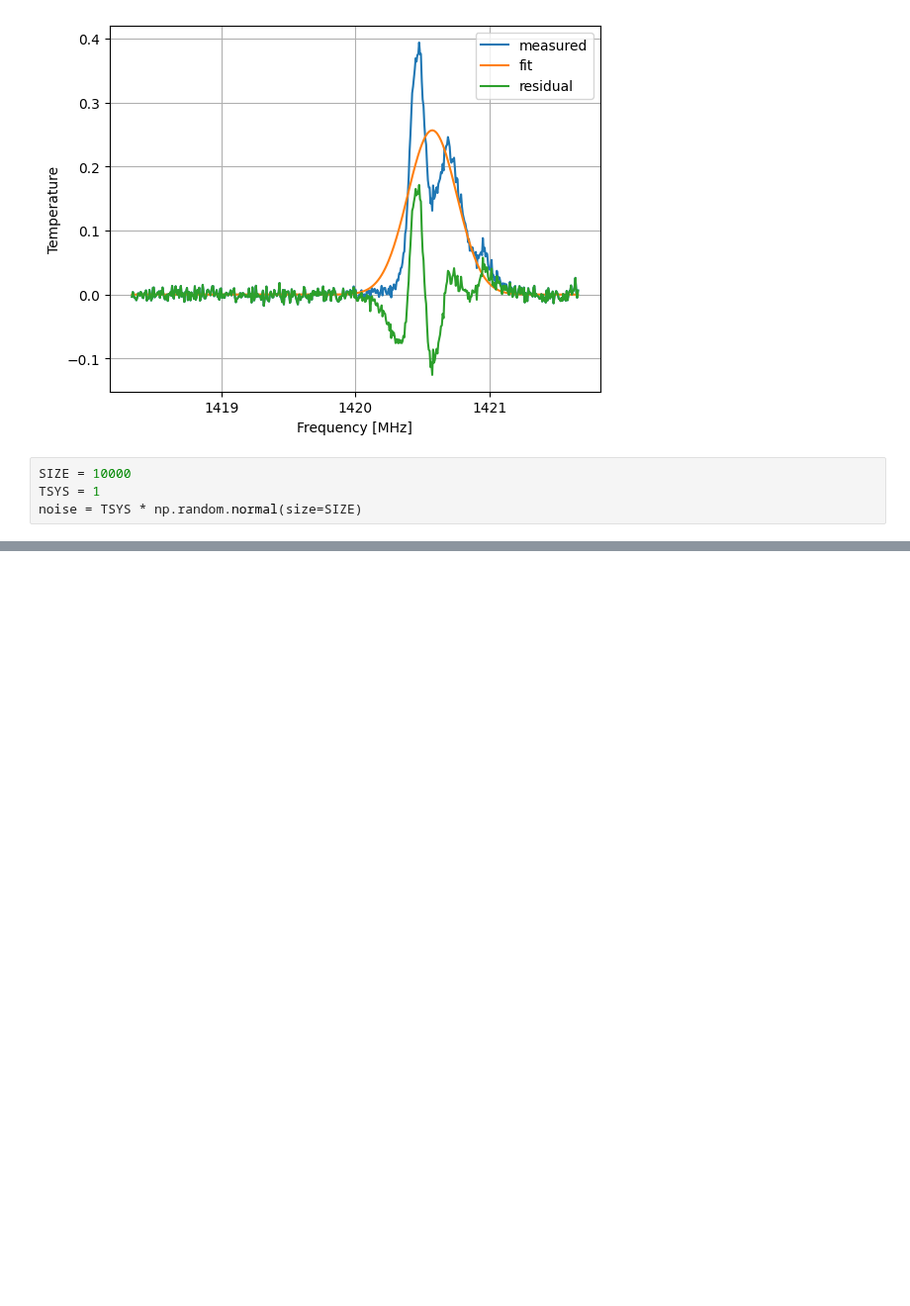
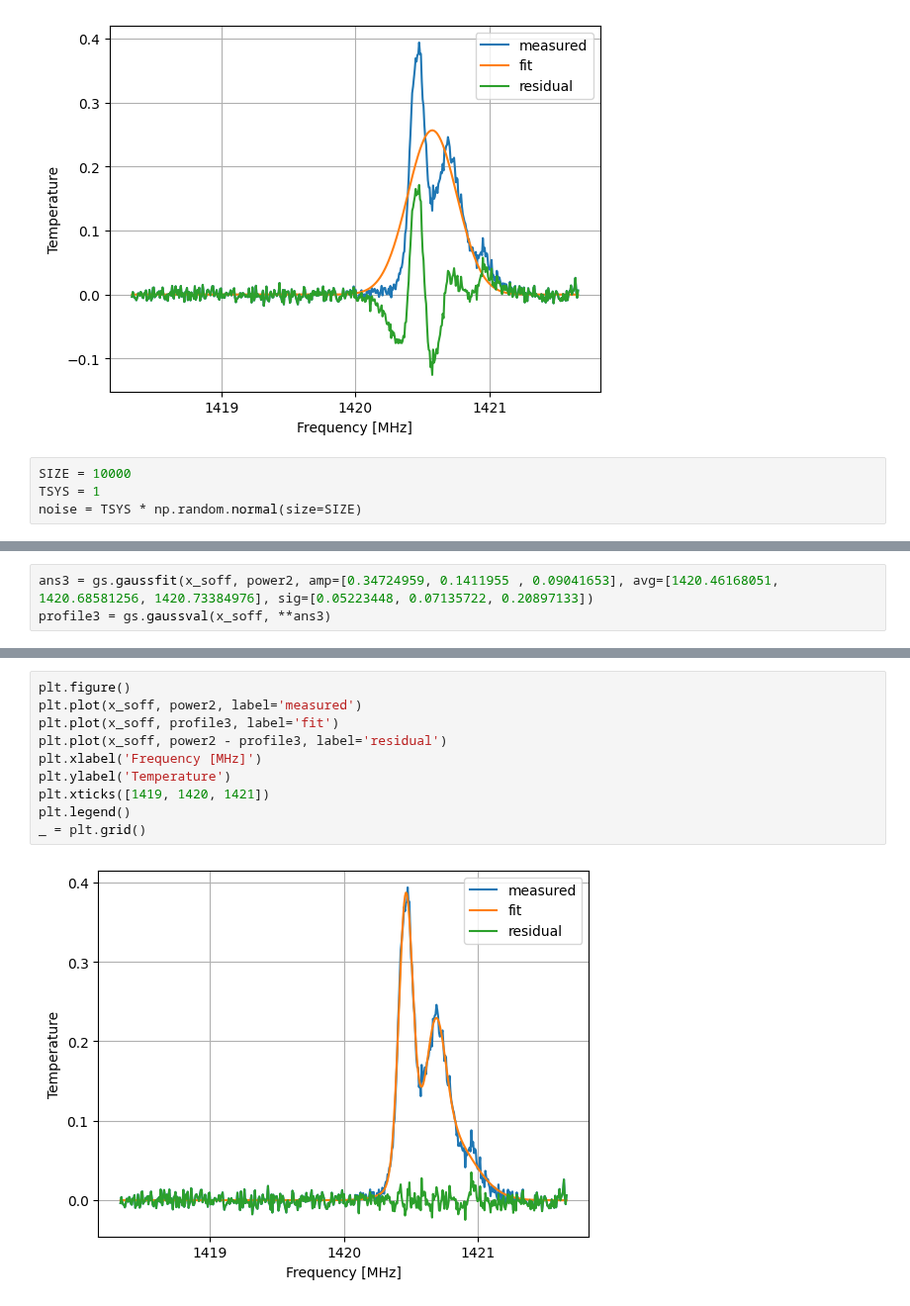
Before and after one commit to heyitsnalini/astro121group01, a Jupyter notebook: lab2/part_8.ipynb, the cells around one changed output, grey strips where cells are left out. Shown at 99% size. Saved outputs shown, nothing was run; the diff lists cells and outputs as text; blank space fills up the shorter version.

```diff
--- a/lab2/part_8.ipynb
+++ b/lab2/part_8.ipynb
@@ -352,0 +375,3 @@ _ = plt.grid()
+# %%
+ans3 = gs.gaussfit(x_soff, power2, amp=[0.34724959, 0.1411955 , 0.09041653], avg=[1420.46168051, 1420.68581256, 1420.73384976], sig=[0.05223448, 0.07135722, 0.20897133])
+profile3 = gs.gaussval(x_soff, **ans3)
@@ -352,0 +386,12 @@ _ = plt.grid()
+# %%
+plt.figure()
+plt.plot(x_soff, power2, label='measured')
+plt.plot(x_soff, profile3, label='fit')
+plt.plot(x_soff, power2 - profile3, label='residual')
+plt.xlabel('Frequency [MHz]')
+plt.ylabel('Temperature')
+plt.xticks([1419, 1420, 1421])
+plt.legend()
+_ = plt.grid()
+# %% [output]
+[figure, added]
```
Also changed, not shown: parts of 20 cells of this notebook.
